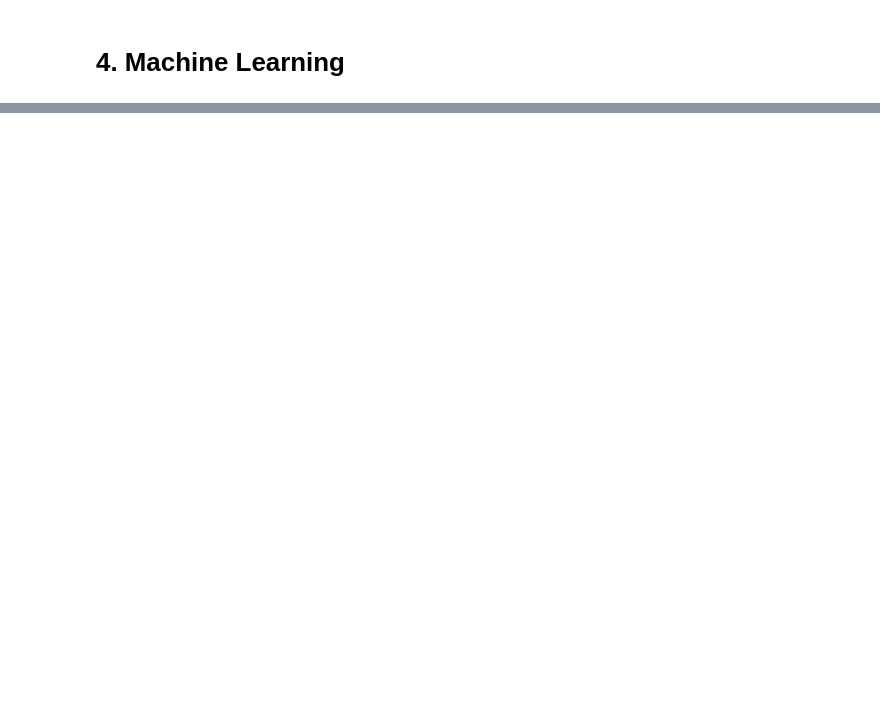
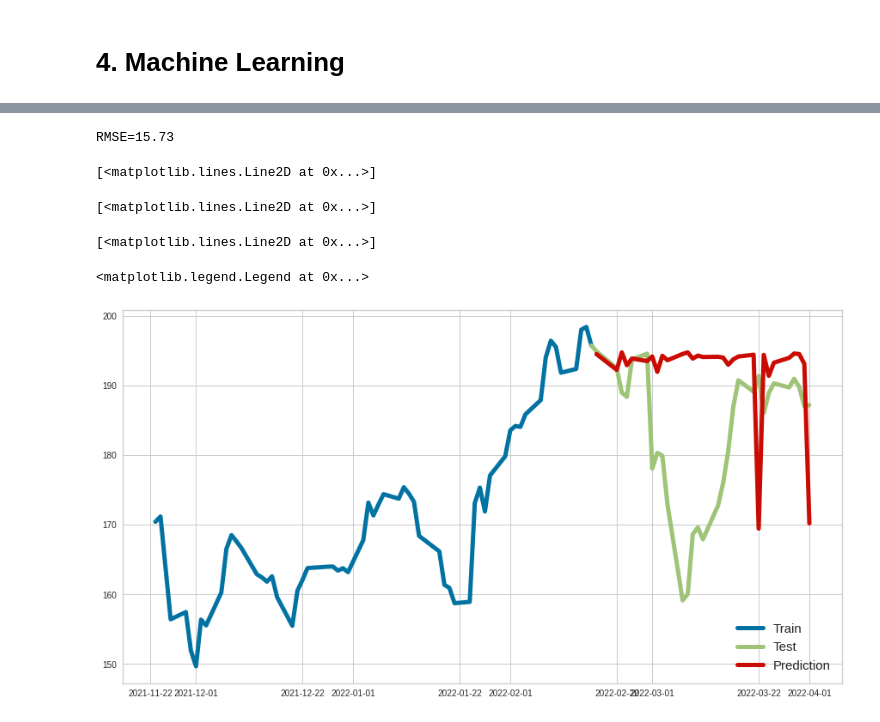
Before and after one commit to rohitar/bits, a Jupyter notebook: FA_Assignment.ipynb, the cells around one changed output, grey strips where cells are left out. Drawn from its saved outputs; the diff is of its cells as text; code cells hidden in the pictures; blank space fills up the shorter version.

```diff
--- a/FA_Assignment.ipynb
+++ b/FA_Assignment.ipynb
@@ -952,0 +841,23 @@ models()
+# %%
+maxlen = len(mldf)
+forecast4 = []
+from tqdm import tqdm
+
+modelsetup = setup(data = mldf[:maxlen-30], target = 'amex price(t)',
+                  ignore_features = [],normalize = True,
+                  transformation= True, transformation_method = 'yeo-johnson',
+                  transform_target = False, remove_outliers= True,
+                  remove_multicollinearity = True,
+                  ignore_low_variance = True, combine_rare_levels = True, silent=True)
+cat_boost = create_model('catboost')
+tuned_catboost = tune_model(cat_boost)
+
+for ii in tqdm(range(30)):
+  modelsetup = setup(data = mldf[ii:ii+maxlen-30], target = 'amex price(t)',
+                   ignore_features = [],normalize = True,
+                   transformation= True, transformation_method = 'yeo-johnson',
+                   transform_target = False, remove_outliers= True,
+                   remove_multicollinearity = True,
+                   ignore_low_variance = True, combine_rare_levels = True, silent=True)
+  tuned_catboost = finalize_model(tuned_catboost)
+  forecast4.append(tuned_catboost.predict(mldf.iloc[-30+ii]))
@@ -952,0 +882,20 @@ models()
+# %%
+from sklearn.metrics import mean_squared_error
+
+rmse = mean_squared_error(amexdf[-30:]["Adj Close"], forecast4, squared=False)
+print(f"RMSE={rmse:.2f}")
+# %% [output]
+RMSE=15.73
+# %%
+forecast4 = pd.DataFrame(forecast4, index = amexdf[-30:]["Adj Close"].index, columns=['Prediction'])
+plt.plot(amexdf[-90:-30]["Adj Close"], label="Train")
+plt.plot(amexdf[-31:]["Adj Close"], label="Test")
+plt.plot(forecast4, label="Prediction")
+plt.legend(loc='lower right', fontsize=15)
+plt.show()
+# %% [output]
+[<matplotlib.lines.Line2D at 0x...>]
+[<matplotlib.lines.Line2D at 0x...>]
+[<matplotlib.lines.Line2D at 0x...>]
+<matplotlib.legend.Legend at 0x...>
+[figure, added]
```
Also changed, not shown: parts of 32 cells of this notebook.
